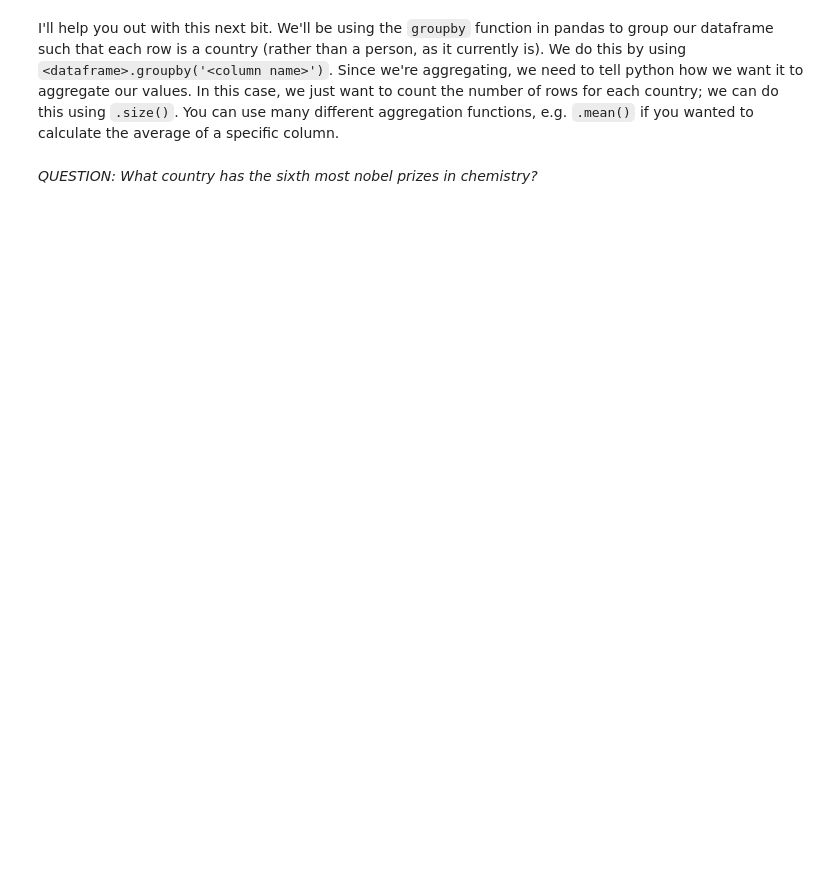
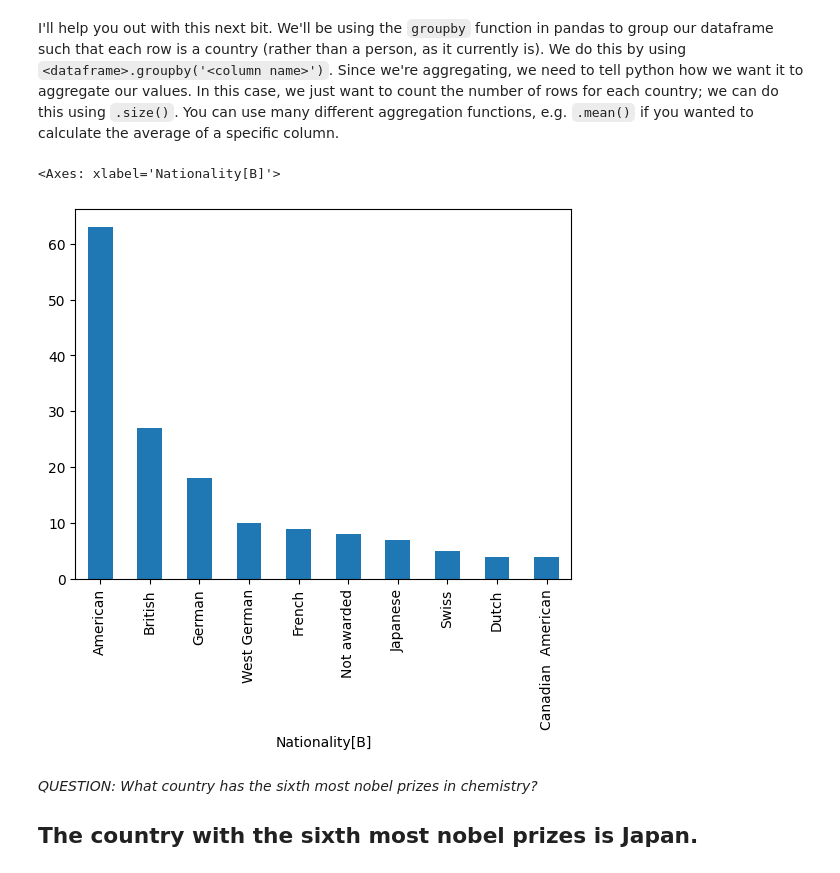
Before and after one commit to olympiabz/QM2, a Jupyter notebook: notebooks/W02. Pandas.ipynb, the cells around one changed output. Cells and saved outputs as stored; diff of their text form; code cells hidden in the pictures; blank space fills up the shorter version.

```diff
--- a/notebooks/W02. Pandas.ipynb
+++ b/notebooks/W02. Pandas.ipynb
@@ -423,3 +423,9 @@ Using the following URL https://en.wikipedia.org/wiki/List_of_Nobel_laureates_in
 # scrape the table of Nobel Laureates in Chemistry using read_html. remember, this gives us a LIST of dataframes! lets call this list chem_tables
 
 # select the first dataframe from this list and call it chem
+
+import pandas
+url = "https://en.wikipedia.org/wiki/List_of_Nobel_laureates_in_Chemistry"
+chem_tables = pandas.read_html(url) # list of dataframes
+chem = chem_tables[0] # first dataframe
+chem.head()
@@ -426,10 +439,18 @@ Using the following URL https://en.wikipedia.org/wiki/List_of_Nobel_laureates_in
 # %% [markdown]
 I'll help you out with this next bit. We'll be using the `groupby` function in pandas to group our dataframe such that each row is a country (rather than a person, as it currently is). We do this by using `<dataframe>.groupby('<column name>')`. Since we're aggregating, we need to tell python how we want it to aggregate our values. In this case, we just want to count the number of rows for each country; we can do this using `.size()`. You can use many different aggregation functions, e.g. `.mean()` if you wanted to calculate the average of a specific column.
 # %%
-# create a new dataframe called 'country' in which each row is a country, and the values represent the number of nobel laureates.
+# creating a new dataframe called 'country' in which each row is a country, and the values represent the number of nobel laureates.
+country = chem.groupby("Nationality[B]").size()
 
-# now sort it in descending order
+# sorting it in descending order
+country_sorted = country.sort_values(ascending=[False])
 
-# finally, plot the top 10 countries
+# plotting the top 10 countries
+country_sorted.iloc[0:10].plot(kind="bar")
+# %% [output]
+<Axes: xlabel='Nationality[B]'>
+[figure, added]
 # %% [markdown]
 *QUESTION: What country has the sixth most nobel prizes in chemistry?*
+
+## The country with the sixth most nobel prizes is Japan.
```
Also changed, not shown: parts of 1 cell of this notebook.
